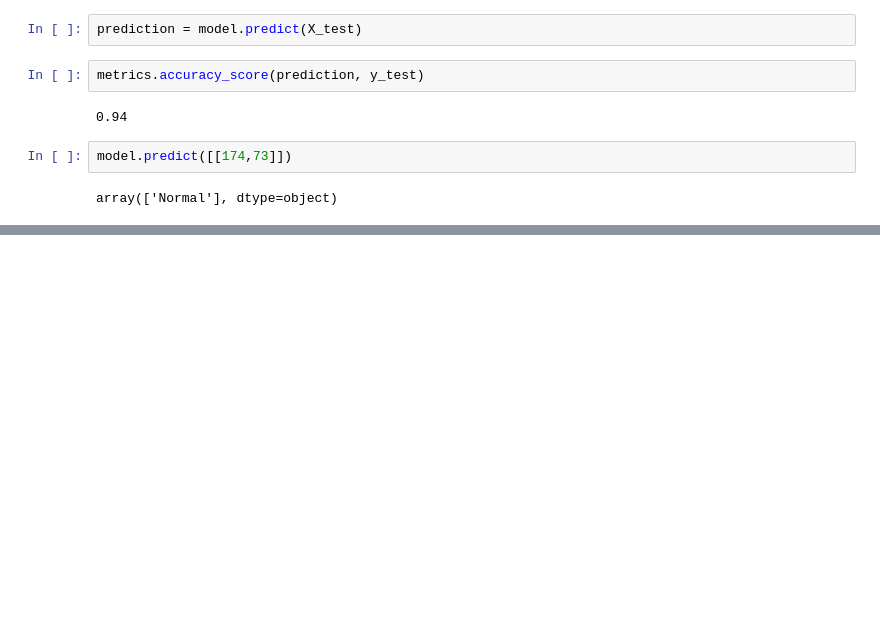
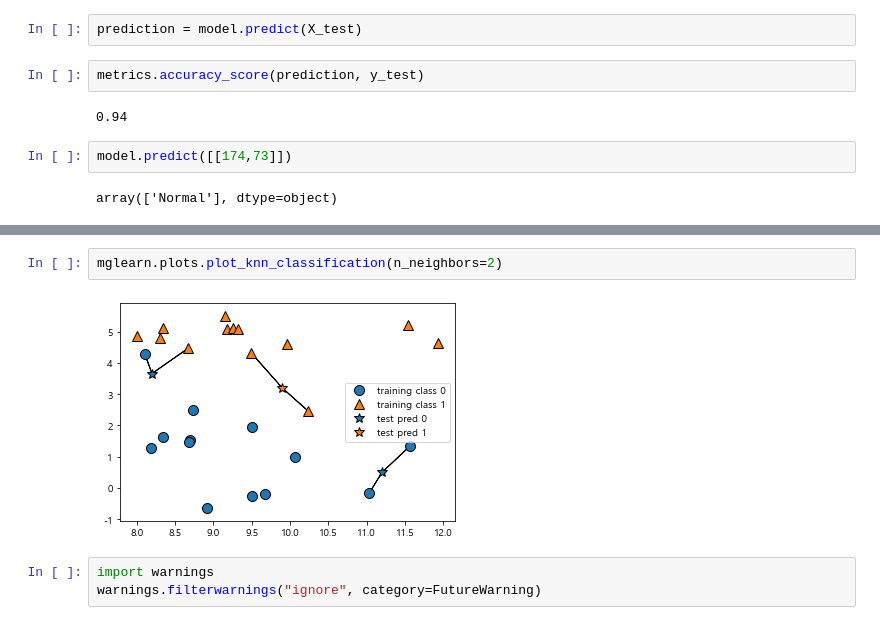
Before and after one commit to pillz9408/python, a Jupyter notebook: MachinLearning/basicBmi.ipynb, the cells around one changed output, grey strips where cells are left out. Drawn from its saved outputs; the diff is of its cells as text; blank space fills up the shorter version.

```diff
--- a/MachinLearning/bmi.ipynb
+++ b/MachinLearning/basicBmi.ipynb
@@ -185,0 +201,7 @@ array(['Normal'], dtype=object)
+# %%
+mglearn.plots.plot_knn_classification(n_neighbors=2)
+# %% [output]
+[figure, added]
+# %%
+import warnings
+warnings.filterwarnings("ignore", category=FutureWarning)
```
Also changed, not shown: parts of 15 cells of this notebook.
